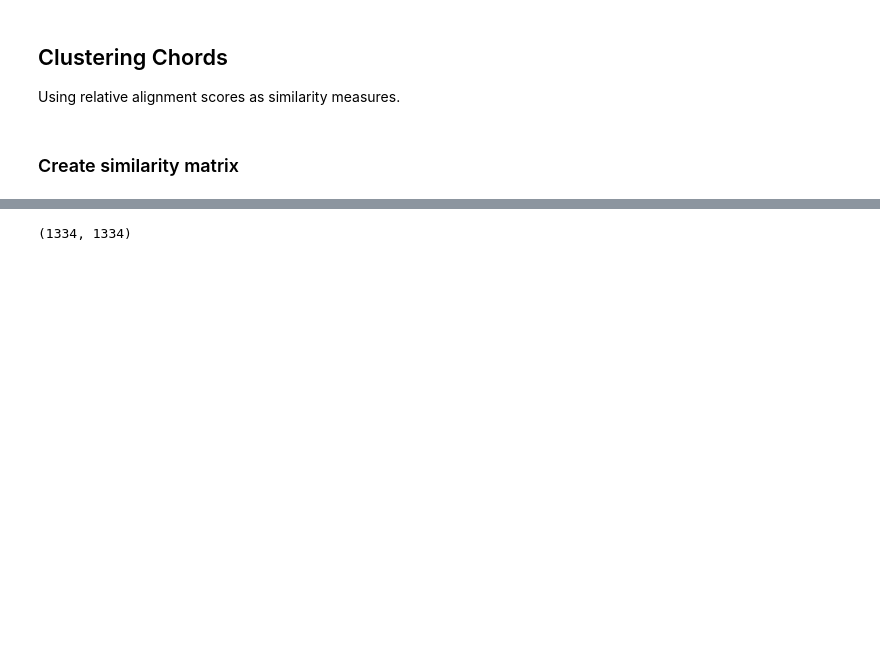
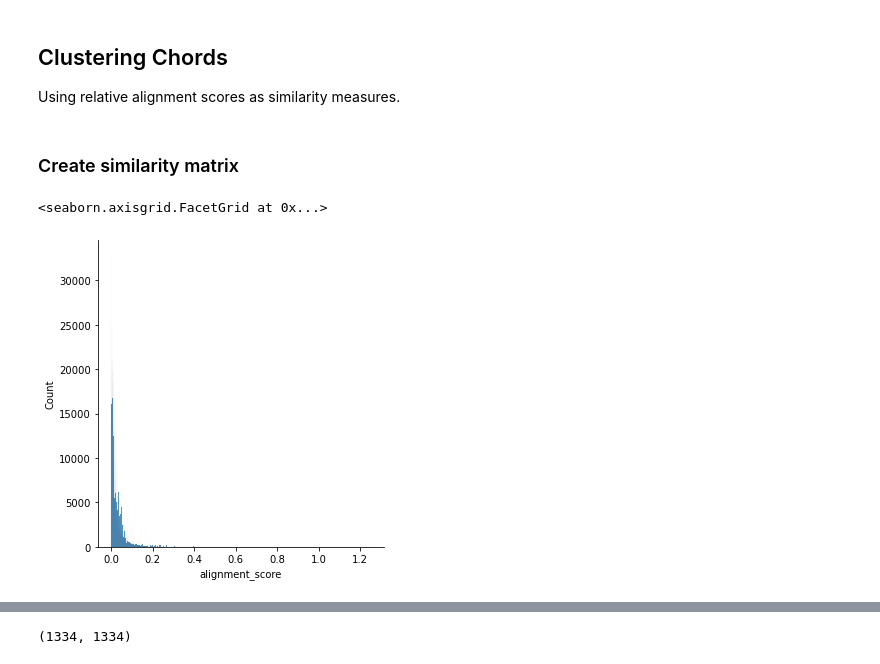
Before and after one commit to gruppeneun/chords, a Jupyter notebook: clustering_alignment_score.ipynb, the cells around one changed output, grey strips where cells are left out. Drawn from its saved outputs; the diff is of its cells as text; code cells hidden in the pictures; blank space fills up the shorter version.

```diff
--- a/clustering_alignment_score.ipynb
+++ b/clustering_alignment_score.ipynb
@@ -15,3 +15,8 @@ import community
 # %%
 # load calculated alignment table
 scoresDat = pd.read_csv('calculations/smith_waterman.zip')
+# %%
+sns.displot(data=scoresDat, x='alignment_score')
+# %% [output]
+<seaborn.axisgrid.FacetGrid at 0x...>
+[figure, added]
```
Also changed, not shown: parts of 7 cells of this notebook, 1 other file.
